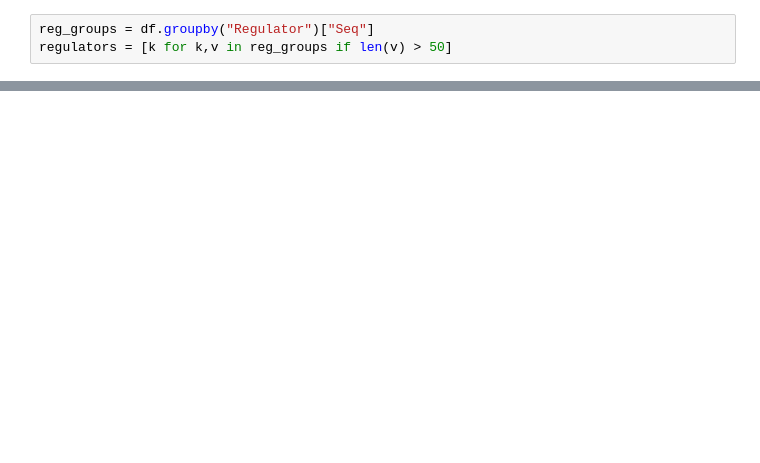
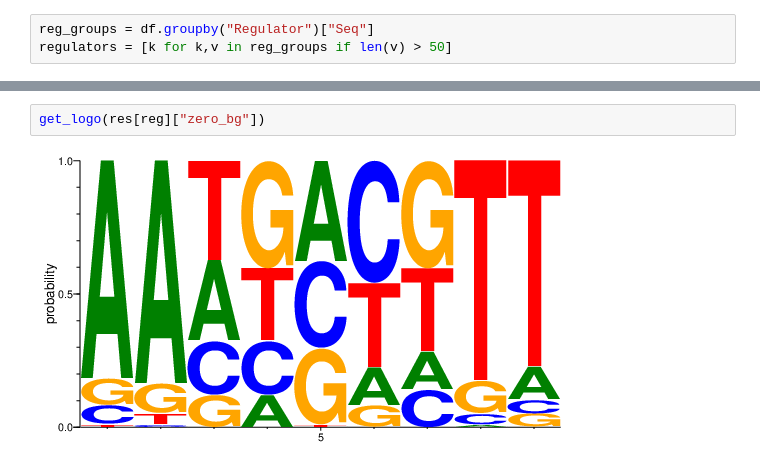
Before and after one commit to AnirudhNarsipur/Finding_Motifs, a Jupyter notebook: Application.ipynb, the cells around one changed output, grey strips where cells are left out. Cells and saved outputs as stored; diff of their text form; blank space fills up the shorter version.

```diff
--- a/Application.ipynb
+++ b/Application.ipynb
@@ -102,0 +92,4 @@ len
+# %%
+get_logo(res[reg]["zero_bg"])
+# %% [output]
+[figure, added]
```
Also changed, not shown: parts of 19 cells of this notebook, 13 other files.
